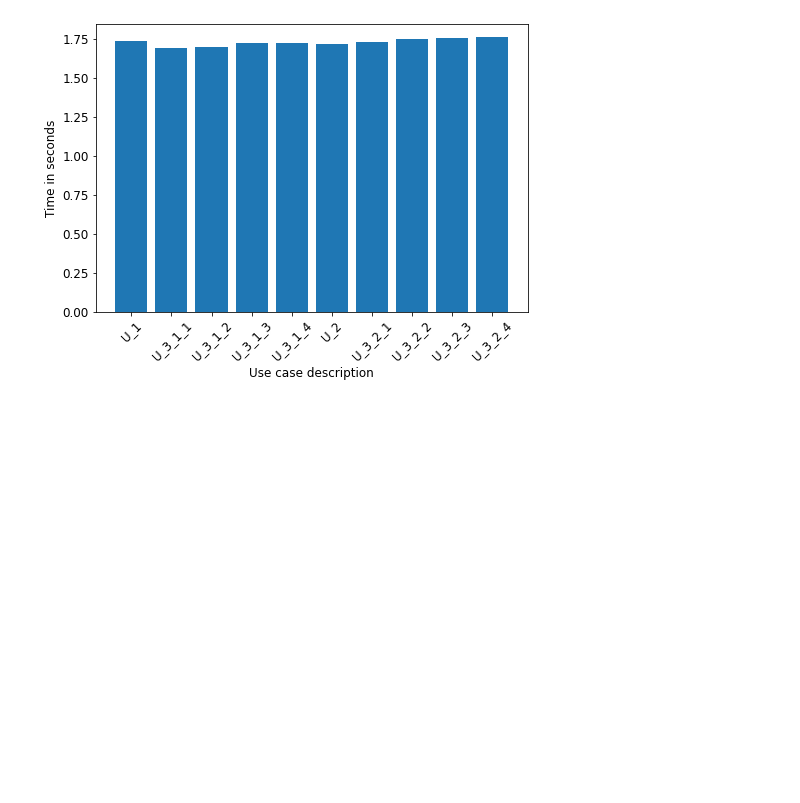
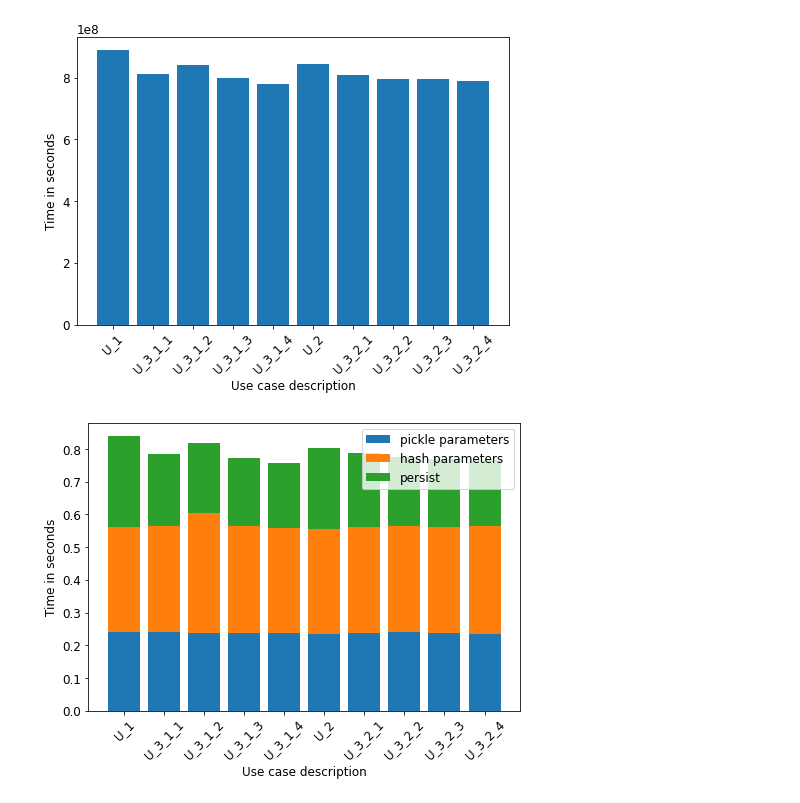
Before and after one commit to slin96/master-thesis, a Jupyter notebook: experiments/plots/save_recover_time.ipynb, the cells around one changed output. Saved outputs shown, nothing was run; the diff lists cells and outputs as text; code cells hidden in the pictures; blank space fills up the shorter version.

Commit message:
stacked bar plots for baseline save and recover times

```diff
--- a/experiments/plots/save_recover_time.ipynb
+++ b/experiments/plots/save_recover_time.ipynb
@@ -8,6 +6,7 @@ from experiments.evaluation_flow.shared import MODELS
 from experiments.plots.util import *
 # %%
-ROOT_LOG_DIR = '../evaluation_flow/evaluation-flow-results/results'
+# ROOT_LOG_DIR = '../evaluation_flow/evaluation-flow-results/results'
+ROOT_LOG_DIR = '/Users/nils/Downloads/log-dir'
 VERSION = 'version'
 FINE_TUNED = 'fine-tuned'
 OUTDOOR = 'outdoor'
@@ -62,0 +87,19 @@ def plot_time_one_model(save_times, save_path=None, ignore_use_cases=[], y_min_m
+# %%
+def plot_median_detailed_save_times(data, ignore_rest=True, save_path=None):
+    x_labels = rearrange_u2(list(data.keys()))
+    labels = ['rest', 'pickle parameters', 'hash parameters', 'persist']
+
+    if ignore_rest:
+        labels = labels[1:]
+
+    transformed_data = []
+    for u in x_labels:
+        tmp = list(data[u].values())
+        if ignore_rest:
+            tmp = tmp[1:]
+        else:
+            tmp[0] = tmp[0] - sum(tmp[1:])
+        transformed_data.append(tmp)
+
+    plot_data = np.array(transformed_data).T
+    plot_detailed_times(plot_data, labels, x_labels, save_path)
@@ -73,6 +172,10 @@ def plot_median_high_level_recover_time(metas, save_path=None, ignore_use_cases=
 # %%
-data = filter_meta(times, model=MOBILENET, approach=BASELINE, snapshot_type=VERSION, snapshot_dist=FOOD)
-plot_median_high_level_save_time(data, save_path='./pdfs/baseline/mobilenet-save-time-version-food')
+data = filter_meta(times, model=RESNET_152, approach=BASELINE, snapshot_type=VERSION, snapshot_dist=FOOD)
+plot_median_high_level_save_time(data, save_path='./pdfs/baseline/resnet152-save-time-version-food')
+
+median_detailed_save = median_detailed_save_times(data)
+plot_median_detailed_save_times(median_detailed_save)
 # %% [output]
-[figure, old version]
+[figure, new version]
+[figure, added]
 # %%
```
Also changed, not shown: parts of 60 cells of this notebook, 4 other files.
